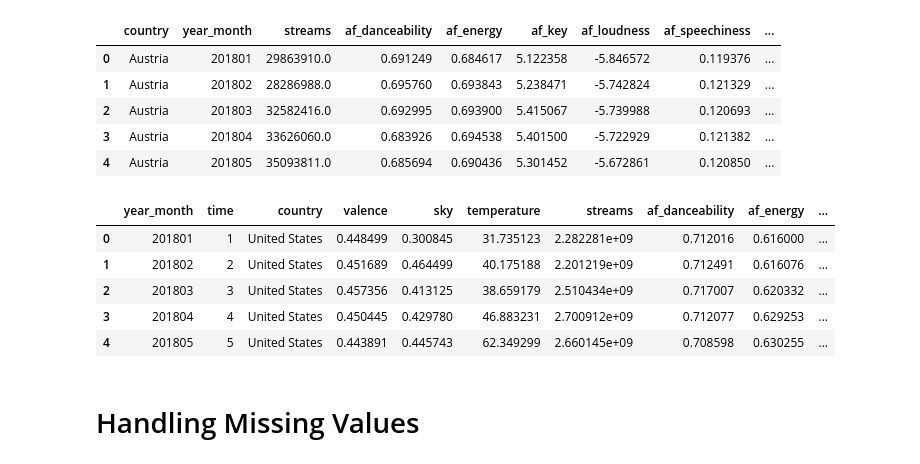
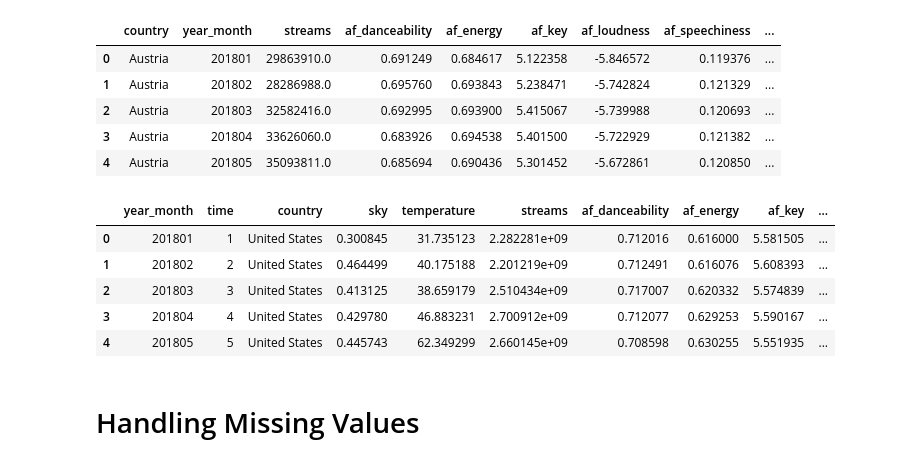
Before and after one commit to Hubert-Magdziak/Reproducible-Research-Project-2024, a Jupyter notebook: code.ipynb, the cells around one changed output. Cells and saved outputs as stored; diff of their text form; code cells hidden in the pictures.

```diff
--- a/code.ipynb
+++ b/code.ipynb
@@ -58,14 +60,15 @@ df2.head()
 # %%
 # Merge both datasets
 df = df1.merge(df2, on = ["country","year_month"])
+df.drop('valence', axis = 1, inplace = True)
 df.head()
 # %% [output]
-|  | year_month | time | country | valence | sky | temperature | streams | af_danceability | af_energy | ... |
-| 0 | 201801 | 1 | United States | 0.448499 | 0.300845 | 31.735123 | 2.282281e+09 | 0.712016 | 0.616000 | ... |
-| 1 | 201802 | 2 | United States | 0.451689 | 0.464499 | 40.175188 | 2.201219e+09 | 0.712491 | 0.616076 | ... |
-| 2 | 201803 | 3 | United States | 0.457356 | 0.413125 | 38.659179 | 2.510434e+09 | 0.717007 | 0.620332 | ... |
-| 3 | 201804 | 4 | United States | 0.450445 | 0.429780 | 46.883231 | 2.700912e+09 | 0.712077 | 0.629253 | ... |
-| 4 | 201805 | 5 | United States | 0.443891 | 0.445743 | 62.349299 | 2.660145e+09 | 0.708598 | 0.630255 | ... |
+|  | year_month | time | country | sky | temperature | streams | af_danceability | af_energy | af_key | ... |
+| 0 | 201801 | 1 | United States | 0.300845 | 31.735123 | 2.282281e+09 | 0.712016 | 0.616000 | 5.581505 | ... |
+| 1 | 201802 | 2 | United States | 0.464499 | 40.175188 | 2.201219e+09 | 0.712491 | 0.616076 | 5.608393 | ... |
+| 2 | 201803 | 3 | United States | 0.413125 | 38.659179 | 2.510434e+09 | 0.717007 | 0.620332 | 5.574839 | ... |
+| 3 | 201804 | 4 | United States | 0.429780 | 46.883231 | 2.700912e+09 | 0.712077 | 0.629253 | 5.590167 | ... |
+| 4 | 201805 | 5 | United States | 0.445743 | 62.349299 | 2.660145e+09 | 0.708598 | 0.630255 | 5.551935 | ... |
 # %% [markdown]
 # Handling Missing Values
 # %%
```
Also changed, not shown: parts of 10 cells of this notebook.
